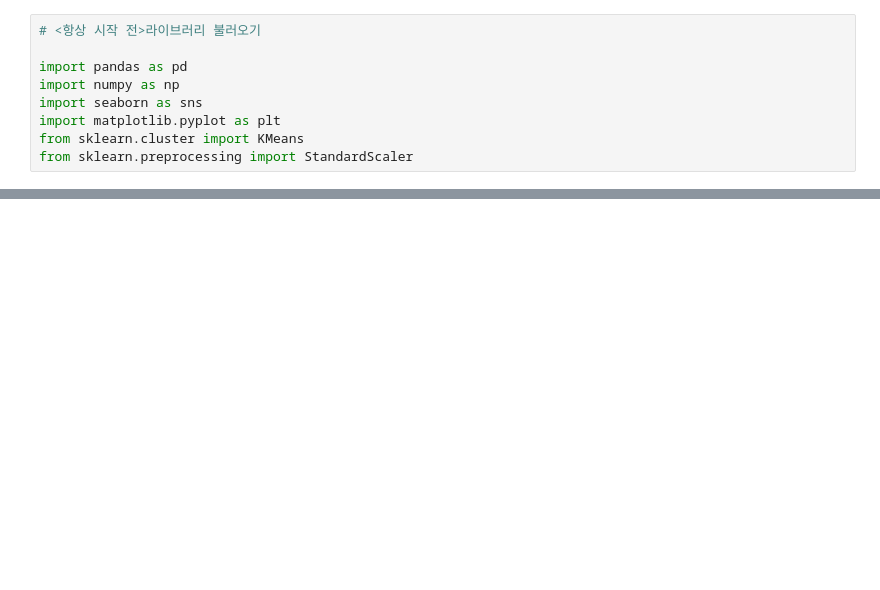
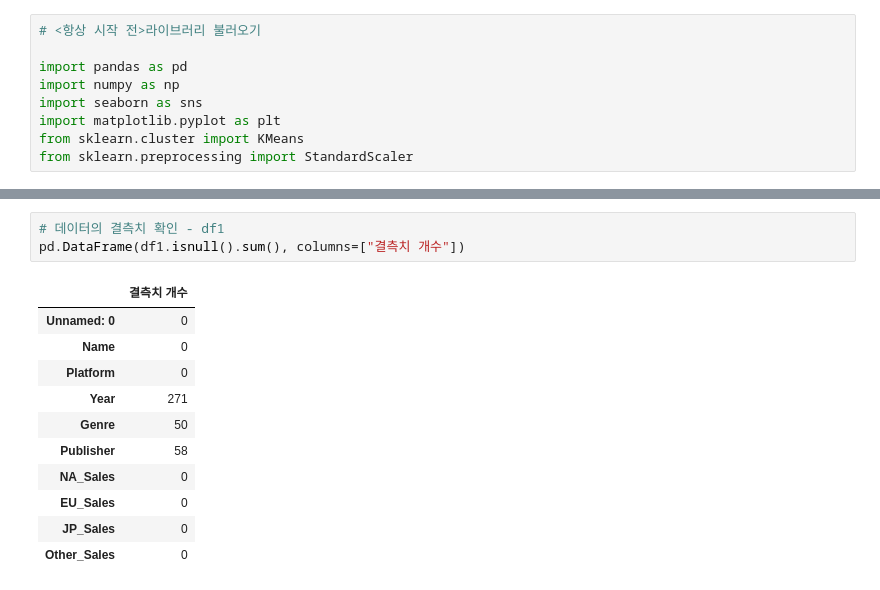
Before and after one commit to severancej/colorful_project, a Jupyter notebook: AI_14_장지은_Section1.ipynb, the cells around one changed output, grey strips where cells are left out. Cells and saved outputs as stored; diff of their text form; blank space fills up the shorter version.

```diff
--- a/AI_14_장지은_Section1.ipynb
+++ b/AI_14_장지은_Section1.ipynb
@@ -61,0 +71,15 @@ None
+# %%
+# 데이터의 결측치 확인 - df1
+pd.DataFrame(df1.isnull().sum(), columns=["결측치 개수"])
+# %% [output]
+|  | 결측치 개수 |
+| Unnamed: 0 | 0 |
+| Name | 0 |
+| Platform | 0 |
+| Year | 271 |
+| Genre | 50 |
+| Publisher | 58 |
+| NA_Sales | 0 |
+| EU_Sales | 0 |
+| JP_Sales | 0 |
+| Other_Sales | 0 |
```
Also changed, not shown: parts of 13 cells of this notebook.
